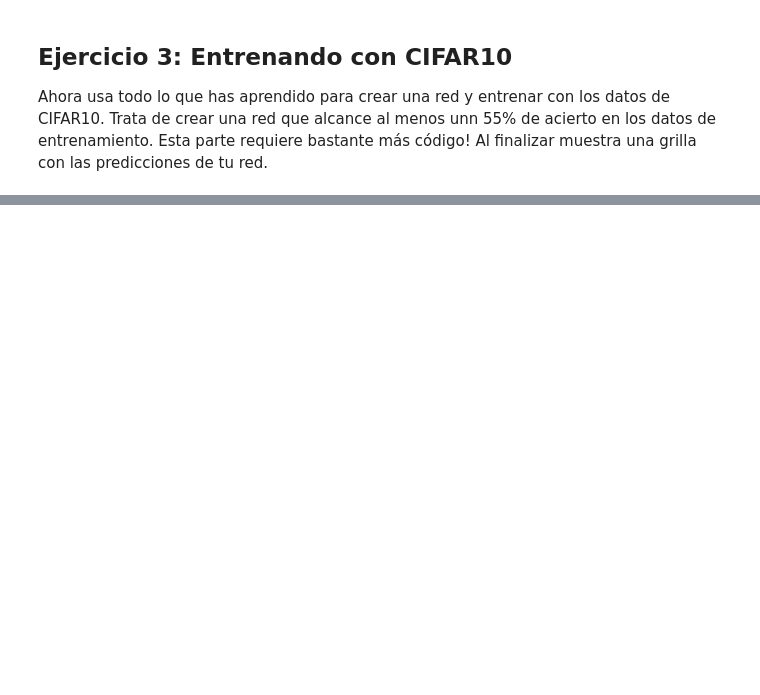
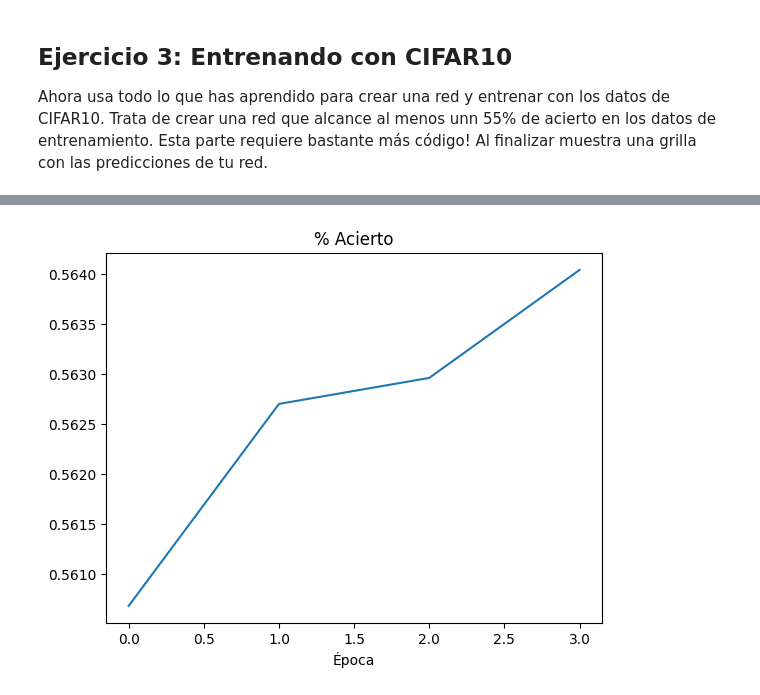
Before and after one commit to Vrivas99/Google_colab, a Jupyter notebook: 1_3_2_Ejemplo_Práctico_Entrenando_Red_Feed_Forward.ipynb, the cells around one changed output, grey strips where cells are left out. Saved outputs shown, nothing was run; the diff lists cells and outputs as text; code cells hidden in the pictures; blank space fills up the shorter version.

```diff
--- a/1_3_2_Ejemplo_Práctico_Entrenando_Red_Feed_Forward.ipynb
+++ b/1_3_2_Ejemplo_Práctico_Entrenando_Red_Feed_Forward.ipynb
@@ -264,0 +352,7 @@ Ahora usa todo lo que  has aprendido para crear una red y  entrenar con los dato
+# %%
+plt.plot(h.history['accuracy'])
+plt.title('% Acierto')
+plt.xlabel('Época')
+plt.show()
+# %% [output]
+[figure, added]
```
Also changed, not shown: parts of 17 cells of this notebook.
